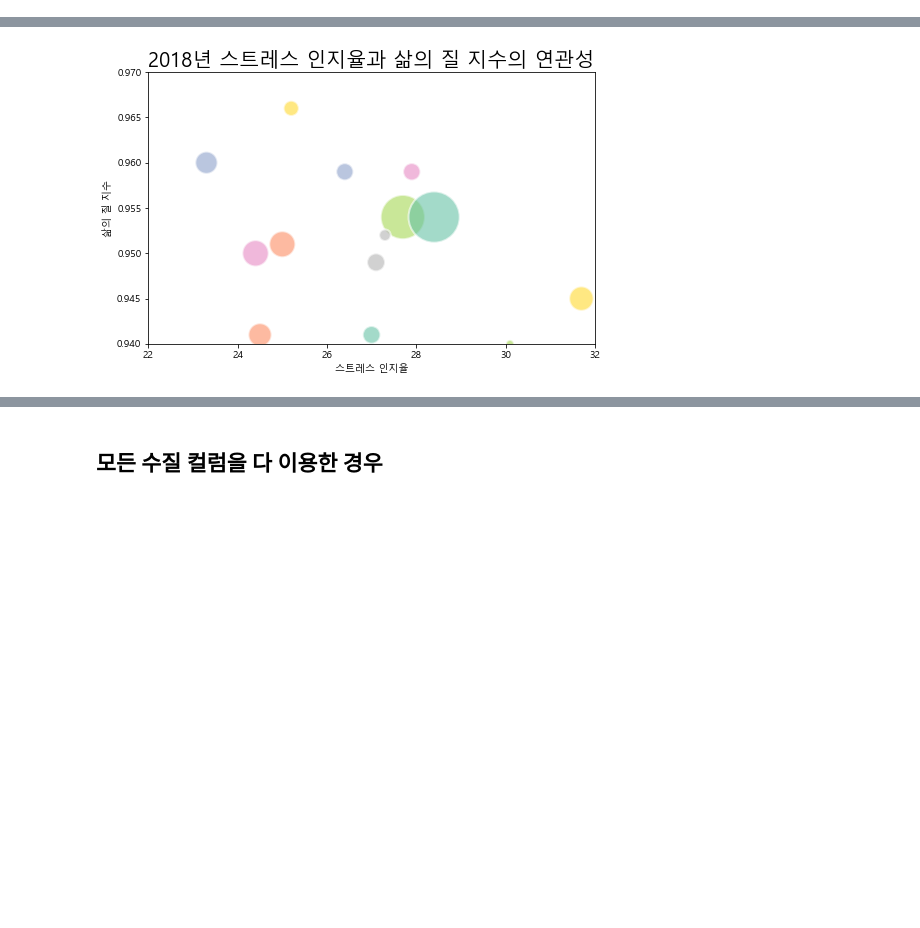
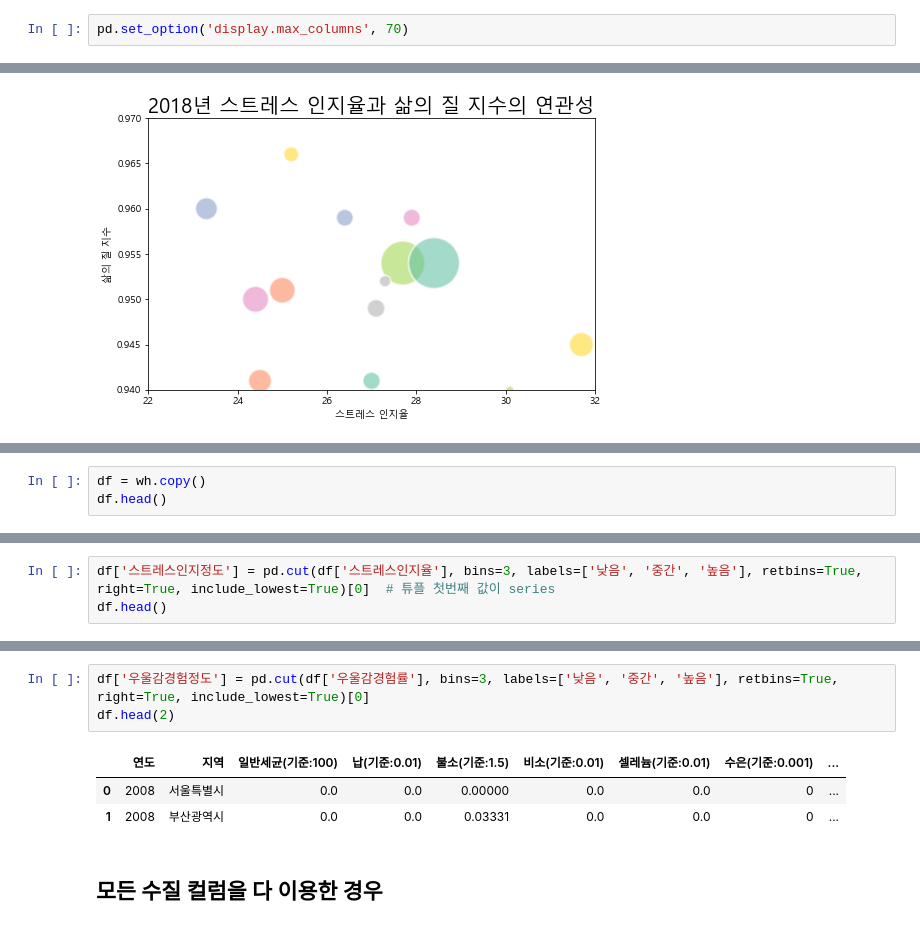
Before and after one commit to BreadFeet/K-water_project, a Jupyter notebook: myanalysis/03_Data_Analysis.ipynb, the cells around one changed output, grey strips where cells are left out. Saved outputs shown, nothing was run; the diff lists cells and outputs as text; blank space fills up the shorter version.

```diff
--- a/myanalysis/03_Data_Analysis.ipynb
+++ b/myanalysis/03_Data_Analysis.ipynb
@@ -10,6 +10,8 @@ w_21 = pd.read_excel('../data/rawdata/water/water_2021_06.xlsx')
 h_rf = pd.read_excel('../data/refined/health/health.xlsx', index_col=0)
 hth = pd.read_excel('../data/preprocessed/health.xlsx', index_col=0)
 wh = pd.read_excel('../data/preprocessed/water_health.xlsx', index_col=0)
+# %%
+pd.set_option('display.max_columns', 70)
 # %% [markdown]
 # 수질 분석할 컬럼 정하기
 1) 변화가 적은 컬럼보다 max-min이 큰 컬럼으로 선정하여 그래프 그리기 <br>
@@ -1002,0 +1084,3 @@ from sklearn.cluster import KMeans
+# %%
+df = wh.copy()
+df.head()
@@ -1002,0 +1095,3 @@ from sklearn.cluster import KMeans
+# %%
+df['스트레스인지정도'] = pd.cut(df['스트레스인지율'], bins=3, labels=['낮음', '중간', '높음'], retbins=True, right=True, include_lowest=True)[0]  # 튜플 첫번째 값이 series
+df.head()
@@ -1003,3 +1105,10 @@ from sklearn.cluster import KMeans
+# %%
+df['우울감경험정도'] = pd.cut(df['우울감경험률'], bins=3, labels=['낮음', '중간', '높음'], retbins=True, right=True, include_lowest=True)[0]
+df.head(2)
+# %% [output]
+|  | 연도 | 지역 | 일반세균(기준:100) | 납(기준:0.01) | 불소(기준:1.5) | 비소(기준:0.01) | 셀레늄(기준:0.01) | 수은(기준:0.001) | ... |
+| 0 | 2008 | 서울특별시 | 0.0 | 0.0 | 0.00000 | 0.0 | 0.0 | 0 | ... |
+| 1 | 2008 | 부산광역시 | 0.0 | 0.0 | 0.03331 | 0.0 | 0.0 | 0 | ... |
 # %% [markdown]
 ## 모든 수질 컬럼을 다 이용한 경우
 # %%
```
Also changed, not shown: parts of 40 cells of this notebook, 4 other files.
